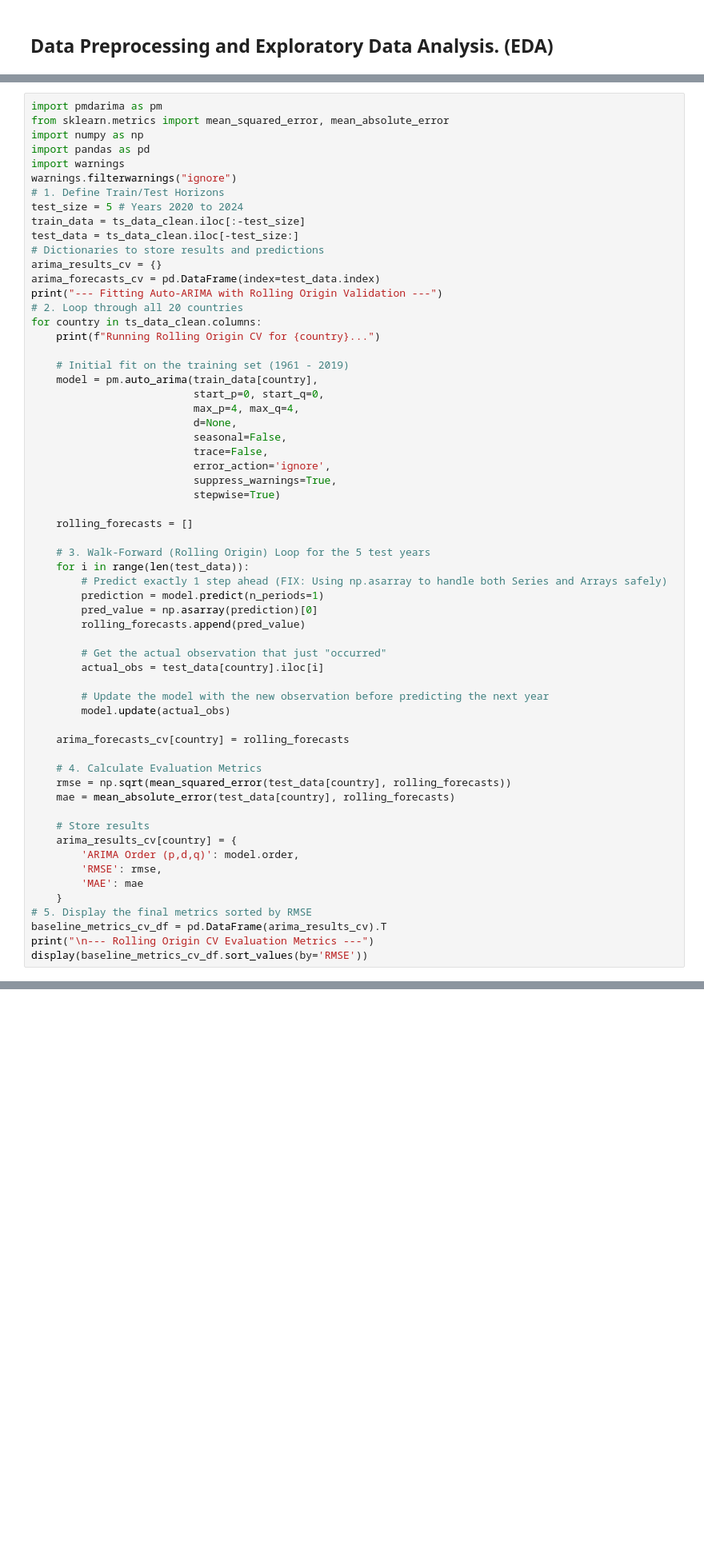
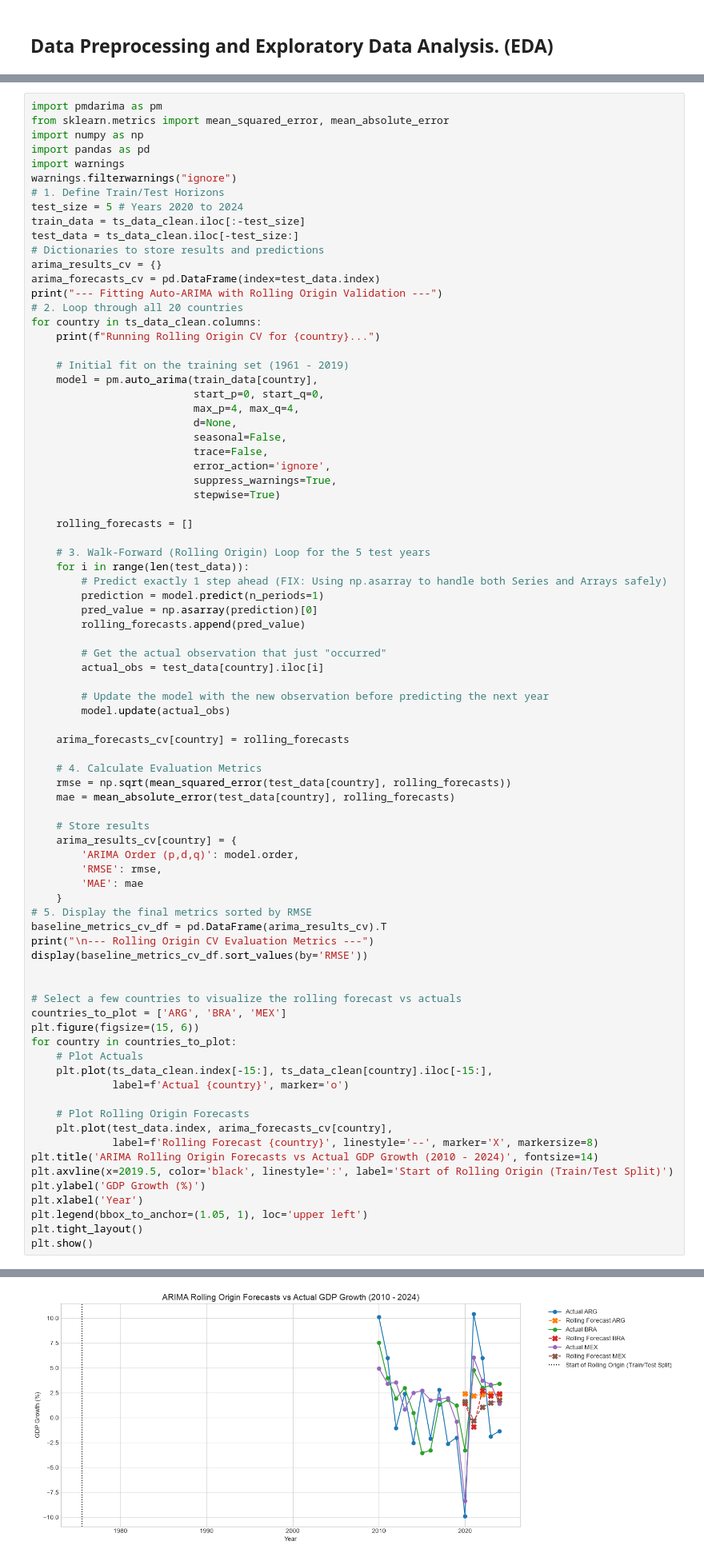
Before and after one commit to EstebanQuina/economic-series-forecasting, a Jupyter notebook: Models.ipynb, the cells around one changed output, grey strips where cells are left out. Shown at 80% size. Cells and saved outputs as stored; diff of their text form; blank space fills up the shorter version.

```diff
--- a/Models.ipynb
+++ b/Models.ipynb
@@ -159,3 +217,24 @@ for country in ts_data_clean.columns:
 baseline_metrics_cv_df = pd.DataFrame(arima_results_cv).T
 print("\n--- Rolling Origin CV Evaluation Metrics ---")
 display(baseline_metrics_cv_df.sort_values(by='RMSE'))
+
+
+# Select a few countries to visualize the rolling forecast vs actuals
+countries_to_plot = ['ARG', 'BRA', 'MEX']
+plt.figure(figsize=(15, 6))
+for country in countries_to_plot:
+    # Plot Actuals
+    plt.plot(ts_data_clean.index[-15:], ts_data_clean[country].iloc[-15:],
+             label=f'Actual {country}', marker='o')
+
+    # Plot Rolling Origin Forecasts
+    plt.plot(test_data.index, arima_forecasts_cv[country],
+             label=f'Rolling Forecast {country}', linestyle='--', marker='X', markersize=8)
+plt.title('ARIMA Rolling Origin Forecasts vs Actual GDP Growth (2010 - 2024)', fontsize=14)
+plt.axvline(x=2019.5, color='black', linestyle=':', label='Start of Rolling Origin (Train/Test Split)')
+plt.ylabel('GDP Growth (%)')
+plt.xlabel('Year')
+plt.legend(bbox_to_anchor=(1.05, 1), loc='upper left')
+plt.tight_layout()
+plt.show()
+# %% [output]
@@ -162,3 +275,4 @@ display(baseline_metrics_cv_df.sort_values(by='RMSE'))
+[figure, added]
 # %%
 # Select a few countries to visualize the rolling forecast vs actuals
 countries_to_plot = ['ARG', 'BRA', 'MEX']
```
Also changed, not shown: parts of 20 cells of this notebook, 8 other files.
